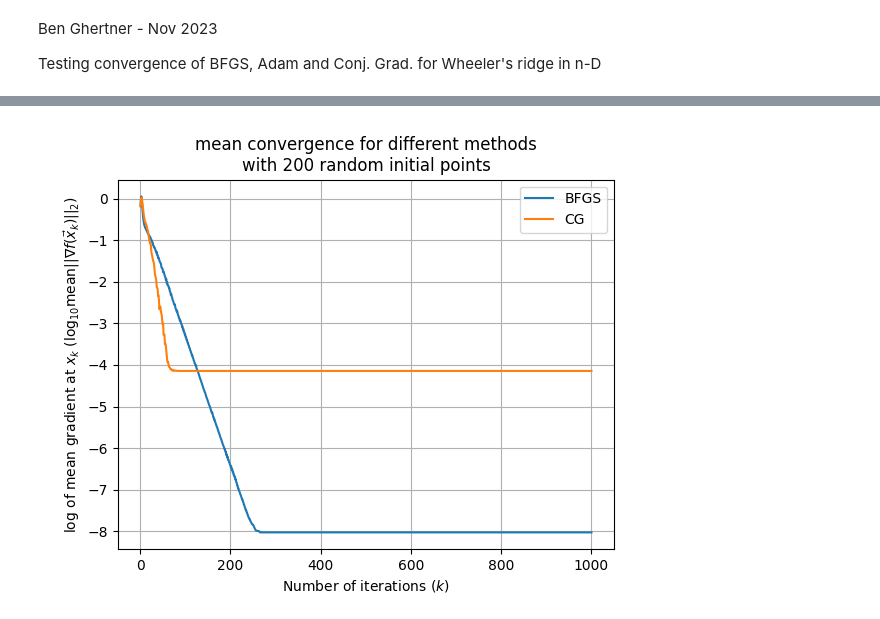
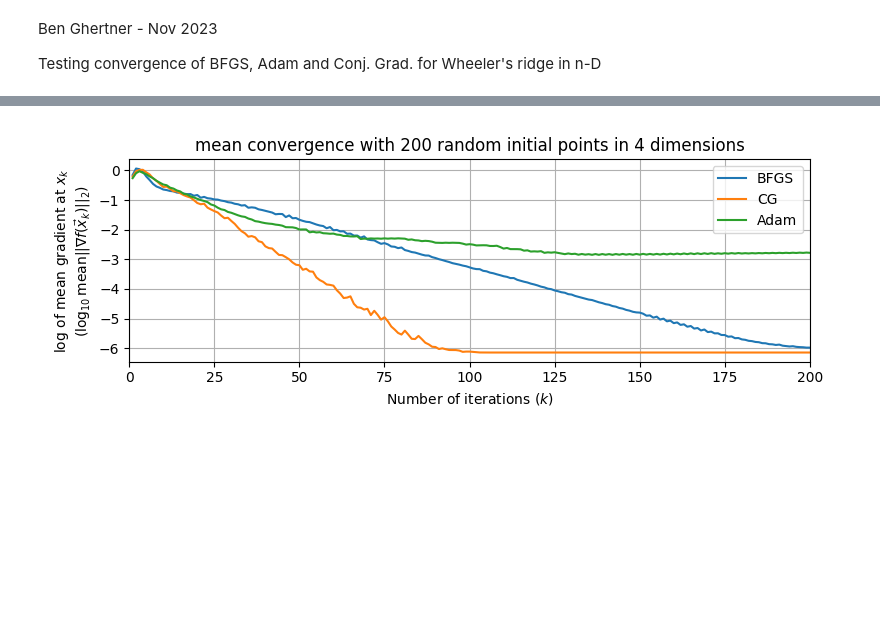
Before and after one commit to BGhertner/APMA923-Assig3, a Jupyter notebook: Code/testing_methods_higherdim.ipynb, the cells around one changed output, grey strips where cells are left out. Cells and saved outputs as stored; diff of their text form; code cells hidden in the pictures; blank space fills up the shorter version.

```diff
--- a/Code/testing_methods_higherdim.ipynb
+++ b/Code/testing_methods_higherdim.ipynb
@@ -51,7 +52,7 @@ def Hes(x):
 """
 print()
 # %%
-##Test a random point for BFGS and CG x in [0.5,3], y in [0,3]
+##Test a random point for BFGS and CG and Adam
 
 d = 4
 
@@ -68,14 +69,17 @@ sla.eigvals(H)
 """
 
 x, grads, _ = BFGS(x0, wheelerridge, H=H, get_step=wolfe_bisection,
-                   verbose=False, eps=1e-8, kmax=1000, gmethod=1)
+                   verbose=False, eps=1e-6, kmax=1000, gmethod=1)
 x_CG, grads_CG, _ = CG(x0, wheelerridge, get_step=wolfe_bisection,
-                       eps=1e-8, kmax=1000, gmethod=1)
+                       eps=1e-6, kmax=1000, gmethod=1)
+x_Adam, grads_Adam, _ = AdaM(x0, wheelerridge, get_step=wolfe_bisection,
+                       eps=1e-6, kmax=1000, gmethod=1, gamma1=0.25, gamma2=0.25)
 
 fig, ax = plt.subplots()
 
 ax.scatter(np.arange(1,len(grads)+1), np.log10(grads), marker='.', label='BFGS')
 ax.scatter(np.arange(1,len(grads_CG)+1), np.log10(grads_CG), marker='.', label='CG')
+ax.scatter(np.arange(1,len(grads_Adam)+1), np.log10(grads_Adam), marker='.', label='Adam')
 ax.grid()
 ax.legend()
 xvec = '('
@@ -117,9 +121,9 @@ for i in range(N):
     sla.eigvals(H)
     """
     x, grads, obj_calls = BFGS(x0, wheelerridge, H=H, get_step=wolfe_bisection,
-                   verbose=False, eps=1e-8, kmax=kmax, gmethod=1)
+                   verbose=False, eps=1e-6, kmax=kmax, gmethod=1)
 
-    #Exact min in the vector of alternating 1 and 1.5 if even
+    #Exact min is the vector of alternating 1 and 1.5 if even
     #vector of 1.5 and 1 if odd
     x_ex = np.empty_like(x)
     for j in range(d):
@@ -178,9 +182,10 @@ gradsCG = np.empty(shape=(N,kmax))
 print('Warning this may take a while...\n')
 for i in range(N):
     x0 = np.random.random((d,1)).reshape(-1,1)*3
-    x, grads, obj_calls = CG(x0, wheelerridge, get_step=wolfe_bisection, gmethod=1, kmax=kmax)
+    x, grads, obj_calls = CG(x0, wheelerridge, get_step=wolfe_bisection,
+                             gmethod=1, kmax=kmax, eps=1e-6)
 
-    #Exact min in the vector of alternating 1 and 1.5 if even
+    #Exact min is the vector of alternating 1 and 1.5 if even
     #vector of 1.5 and 1 if odd
     x_ex = np.empty_like(x)
     for j in range(d):
@@ -232,15 +299,20 @@ number of converged runs: 200/200
 # %%
-fig, ax = plt.subplots()
+fig, ax = plt.subplots(layout='tight')
+fig.set_size_inches(8,3)
+fig.set_dpi(300)
 
 ax.plot(np.arange(kmax)+1, np.log10(np.mean(gradsBFGS, axis=0)), label='BFGS')
 ax.plot(np.arange(kmax)+1, np.log10(np.mean(gradsCG, axis=0)), label='CG')
+ax.plot(np.arange(kmax)+1, np.log10(np.mean(gradsAdam, axis=0)), label='Adam')
 ax.grid()
 ax.legend()
 
-ax.set(title=f'mean convergence for different methods\nwith {N} random initial points',
+ax.set(title=f'mean convergence with {N} random initial points in {d} dimensions',
        xlabel=r'Number of iterations ($k$)',
-       ylabel=r'log of mean gradient at $x_k$ ($\log_{10}\mathrm{mean}||\nabla f(\vec{x}_k)||_2$)')
+       ylabel=r'log of mean gradient at $x_k$' +'\n'+r'($\log_{10}\mathrm{mean}||\nabla f(\vec{x}_k)||_2$)')
+
+ax.set_xlim(0,200)
 
 plt.show()
 # %% [output]
-[figure, old version]
+[figure, new version]
```
Also changed, not shown: parts of 5 cells of this notebook, 2 other files.
